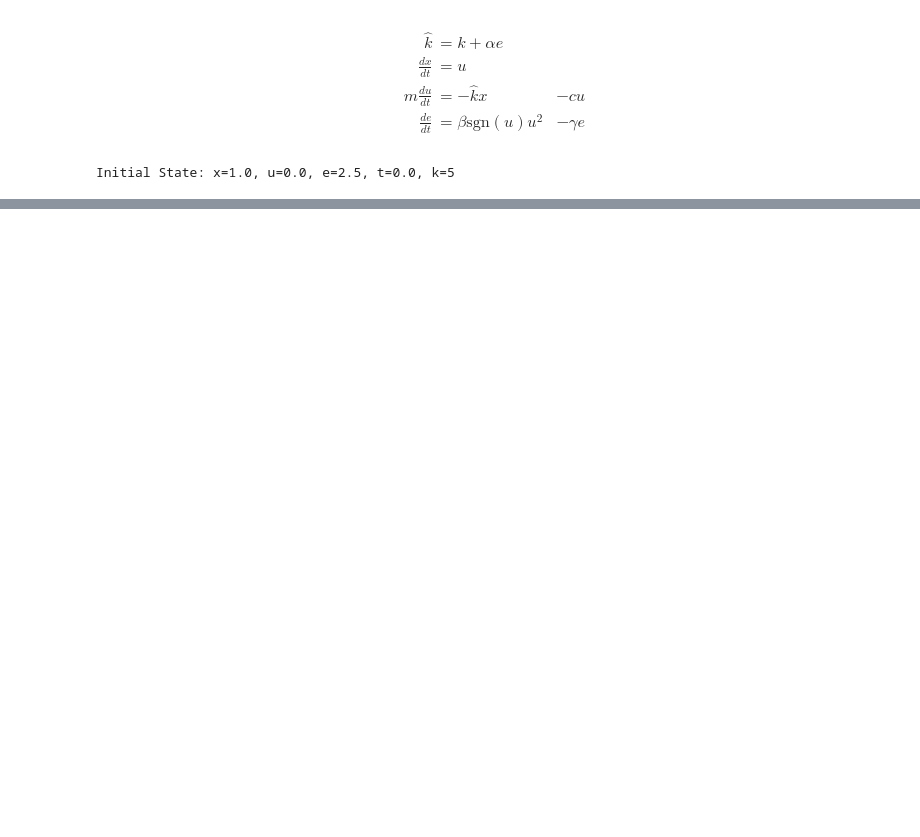
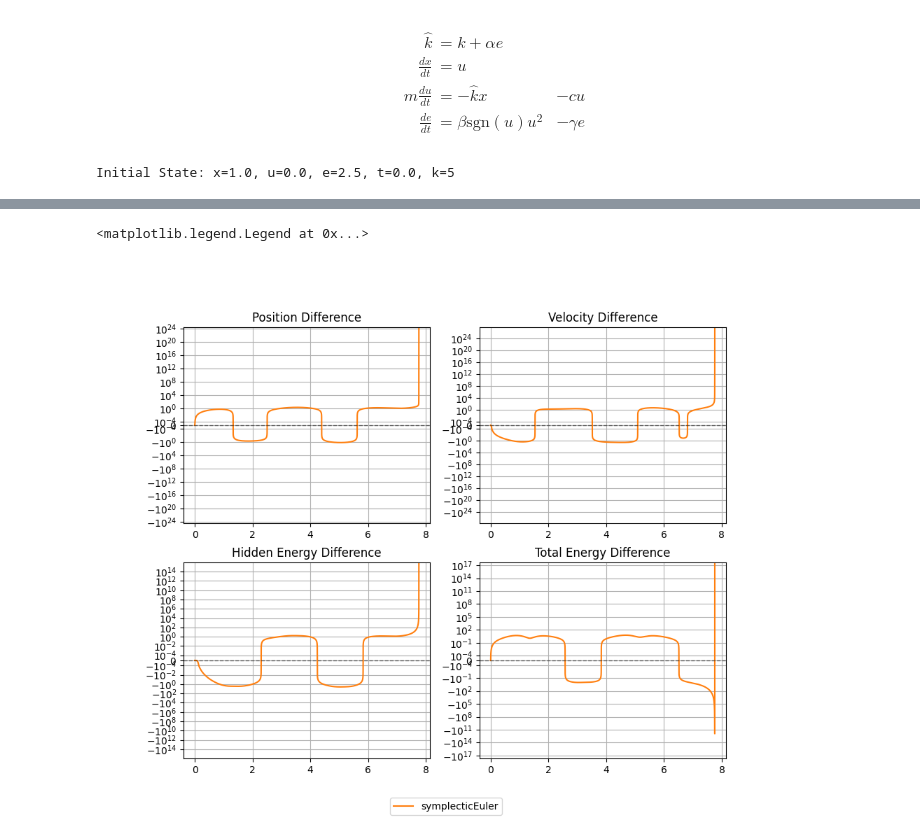
Before and after one commit to wi-re/warpSPHIntegrators, a Jupyter notebook: integrators.ipynb, the cells around one changed output, grey strips where cells are left out. Saved outputs shown, nothing was run; the diff lists cells and outputs as text; code cells hidden in the pictures; blank space fills up the shorter version.

```diff
--- a/integrators.ipynb
+++ b/integrators.ipynb
@@ -210,0 +242,40 @@ fig.tight_layout()
+# %%
+fig, axis = plt.subplot_mosaic(
+    """AB
+    CD""",
+    figsize=(10, 8))
+
+def plotDifference(fig, axis, trace1, trace2, label, color):
+
+    diff_x = np.array([system_value(state[0], 'position').item() for state in trace1]) - np.array([system_value(state[0], 'position').item() for state in trace2])
+    diff_u = np.array([system_value(state[0], 'velocity').item() for state in trace1]) - np.array([system_value(state[0], 'velocity').item() for state in trace2])
+    diff_e = np.array([system_value(state[0], 'hidden_energy').item() for state in trace1]) - np.array([system_value(state[0], 'hidden_energy').item() for state in trace2])
+    diff_total_energy = np.array([state[3].item() for state in trace1]) - np.array([state[3].item() for state in trace2])
+    axis['A'].plot([state[0].t for state in trace1], diff_x, label=label, color=color)
+    axis['B'].plot([state[0].t for state in trace1], diff_u, label=label, color=color)
+    axis['C'].plot([state[0].t for state in trace1], diff_e, label=label, color=color)
+    axis['D'].plot([state[0].t for state in trace1], diff_total_energy, label=label, color=color)
+
+for i, (trace, scheme) in enumerate(traces):
+    plotDifference(fig, axis, trace, trace_nystrom5, label=f'{scheme.name}', color=colorCycle[(i + 1) % len(colorCycle)])
+axis['A'].set_title('Position Difference')
+axis['B'].set_title('Velocity Difference')
+axis['C'].set_title('Hidden Energy Difference')
+axis['D'].set_title('Total Energy Difference')
+
+for ax in axis.values():
+    ylim = ax.get_ylim()
+    ax.set_ylim(max(abs(ylim[0]), abs(ylim[1])) * 1.1 * np.array([-1, 1]))
+    ax.set_yscale('symlog', linthresh=1e-4)
+    ax.grid(which='major', axis='both')
+    ax.grid(which='minor', axis='y', ls=':', color='gray')
+    ax.axhline(0, ls='--', color='black', lw=1, alpha = 0.5)
+
+# Now add the legends below the plots
+handles, labels = axis['A'].get_legend_handles_labels()
+fig.legend(handles, labels, loc='lower center', ncol=4, frameon=True)
+
+# fig.tight_layout()
+# %% [output]
+<matplotlib.legend.Legend at 0x...>
+[figure, added]
```
Also changed, not shown: parts of 3 cells of this notebook, 1 other file.
